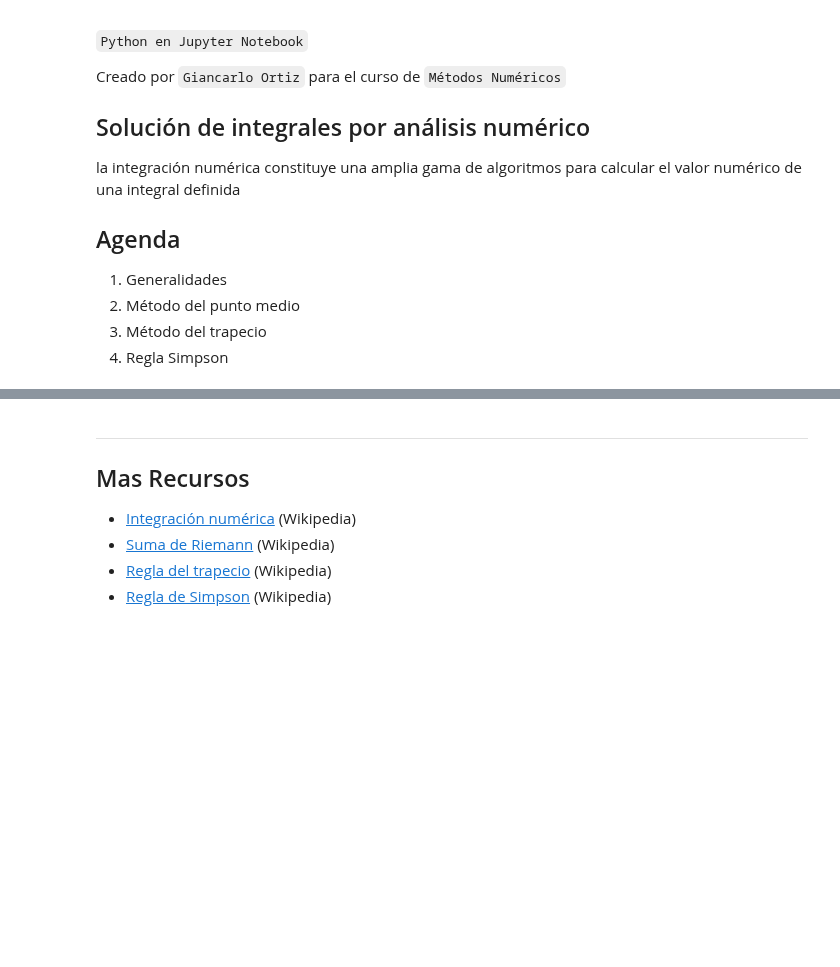
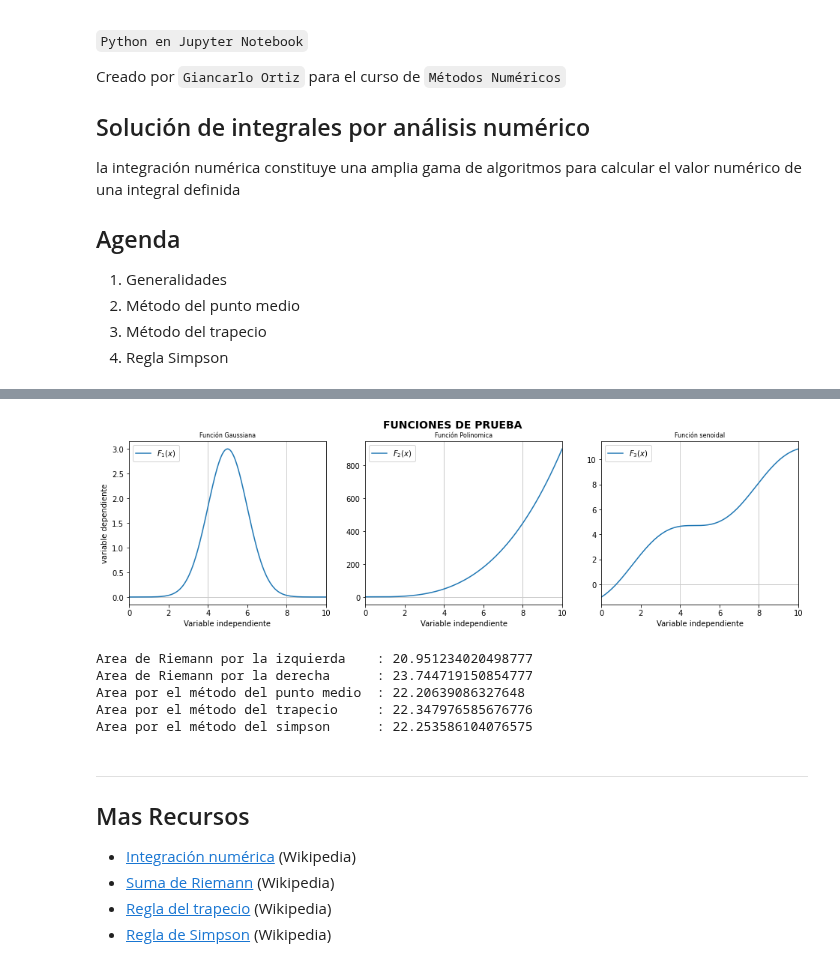
Before and after one commit to GiancarloBenavides/Metodos-Numericos, a Jupyter notebook: Jupyter/41_Integracion.ipynb, the cells around one changed output, grey strips where cells are left out. Saved outputs shown, nothing was run; the diff lists cells and outputs as text; code cells hidden in the pictures; blank space fills up the shorter version.

```diff
--- a/Jupyter/41_Integracion.ipynb
+++ b/Jupyter/41_Integracion.ipynb
@@ -200,3 +241,75 @@ x_1, x_2 & = \frac{-a_1 \pm \sqrt{a_1^2 - 4 a_2 a_0 }}{2 a_2} \\
+# %%
+# Función Gaussiana
+def _funcion_gauss(a, b, c, x):
+    y = a * np.e**(-1/2 * ((x-b)/c)**2)
+    #y = np.e**(-x**2)
+    return y
+
+# Funciónes de prueba
+F1 = lambda x: _funcion_gauss(3, 5, 1, x)
+F2 = lambda x: x**3 - x**2 + 1
+F3 = lambda x: x - np.cos(x)
+
+# Vectores de prueba
+x = np.linspace(0, 10, 512, endpoint=True)
+
+# Gráficas
+#-------------------
+fig, ax = plt.subplots(1, 3)
+fig.set_size_inches(16, 4)
+fig.suptitle('Funciones de Prueba'.upper(), fontsize=14, fontweight="bold")
+
+# Gráficas 1
+ax[0].axhline(y = 0, linewidth=1.0, color="#ccc")
+ax[0].axvline(x = 4, linewidth=1.0, color="#ccc")
+ax[0].axvline(x = 8, linewidth=1.0, color="#ccc")
+ax[0].plot(x, F1(x), label="$F_1(x)$")
+ax[0].set_xlim([0, 10])
+ax[0].set_title("Función Gaussiana", fontsize=8)
+ax[0].set_xlabel("Variable independiente")
+ax[0].set_ylabel("variable dependiente")
+ax[0].legend()
+
+# Gráficas 2
+ax[1].axhline(y = 0, linewidth=1, color="#ccc")
+ax[1].axvline(x = 4, linewidth=1.0, color="#ccc")
+ax[1].axvline(x = 8, linewidth=1.0, color="#ccc")
+ax[1].plot(x, F2(x), label="$F_2(x)$")
+ax[1].set_xlim([0, 10])
+ax[1].set_title("Función Polinomica", fontsize=8)
+ax[1].set_xlabel("Variable independiente")
+ax[1].legend()
+
+# Gráficas 3
+ax[2].axhline(y = 0, linewidth=1, color="#ccc")
+ax[2].axvline(x = 4, linewidth=1.0, color="#ccc")
+ax[2].axvline(x = 8, linewidth=1.0, color="#ccc")
+ax[2].plot(x, F3(x), label="$F_3(x)$")
+ax[2].set_xlim([0, 10])
+ax[2].set_title("Función senoidal", fontsize=8)
+ax[2].set_xlabel("Variable independiente")
+ax[2].legend()
+
+plt.show()
+# %% [output]
+[figure, added]
+# %%
+A1 = _Riemman_izq(F3, 4, 8, 5)
+A2 = _Riemman_der(F3, 4, 8, 5)
+A3 = _Riemman_med(F3, 4, 8, 5)
+A4 =    _trapecio(F3, 4, 8, 5)
+A5 =    _simpson(F3, 4, 8, 5)
+print(f"Area de Riemann por la izquierda    : {A1}")
+print(f"Area de Riemann por la derecha      : {A2}")
+print(f"Area por el método del punto medio  : {A3}")
+print(f"Area por el método del trapecio     : {A4}")
+print(f"Area por el método del simpson      : {A5}")
+# %% [output]
+Area de Riemann por la izquierda    : 20.951234020498777
+Area de Riemann por la derecha      : 23.744719150854777
+Area por el método del punto medio  : 22.20639086327648
+Area por el método del trapecio     : 22.347976585676776
+Area por el método del simpson      : 22.253586104076575
 # %% [markdown]
 ---
 ## Mas Recursos
```
Also changed, not shown: parts of 7 cells of this notebook, 2 other files.
